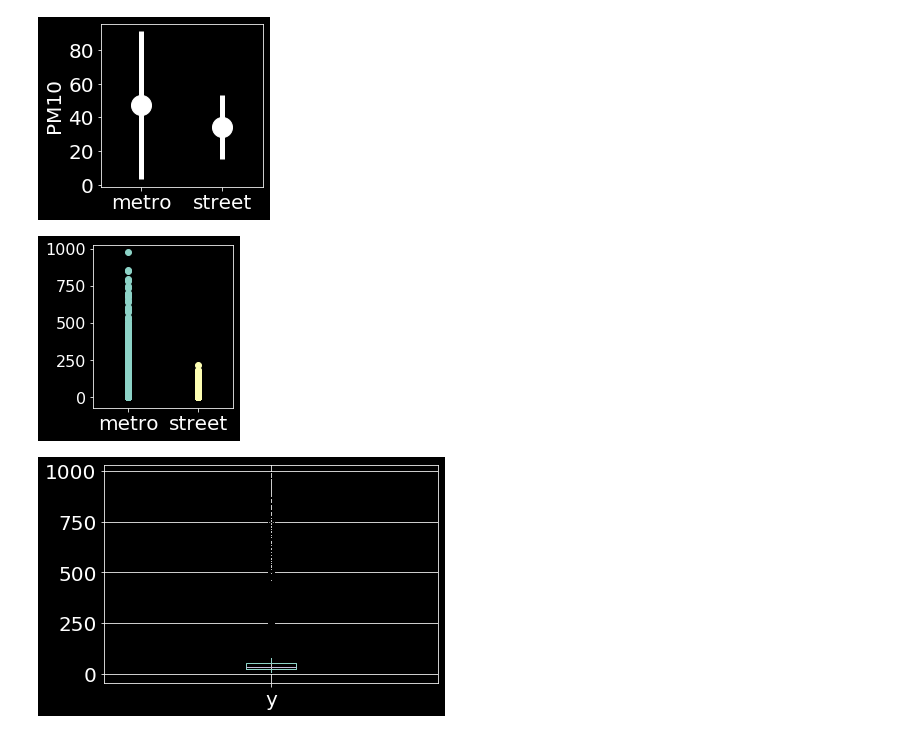
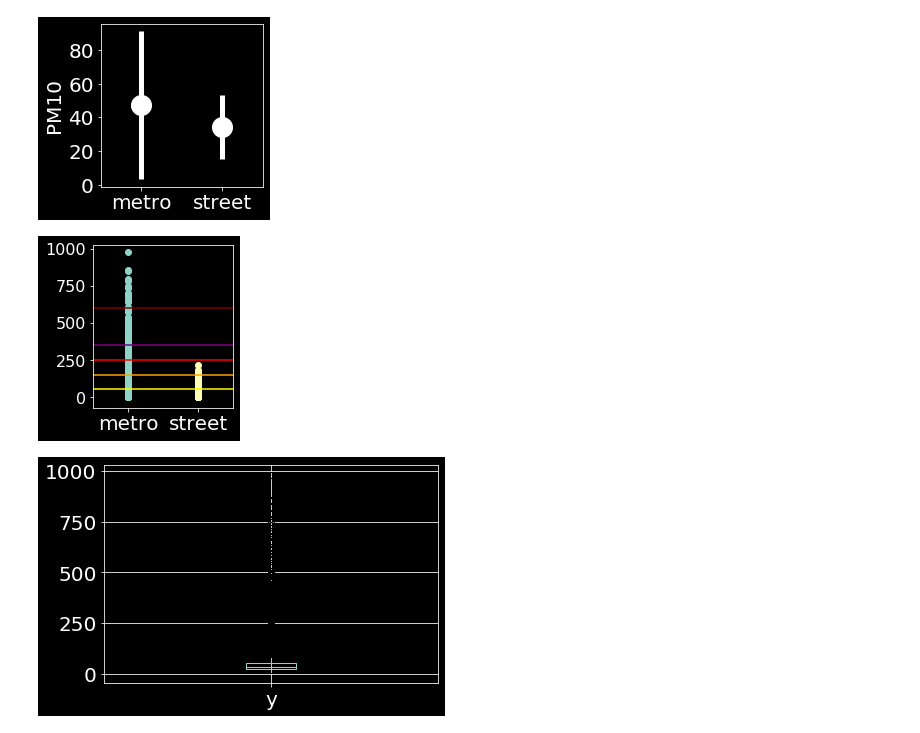
Before and after one commit to aety/insight, a Jupyter notebook: RATP/air/pickleToData_metroVsStreet.ipynb, the cells around one changed output. Drawn from its saved outputs; the diff is of its cells as text; code cells hidden in the pictures.

Commit message:
added thresholds to summary scatter plo

```diff
--- a/RATP/air/pickleToData_metroVsStreet.ipynb
+++ b/RATP/air/pickleToData_metroVsStreet.ipynb
@@ -103,19 +103,25 @@ plt.savefig('pickleToData_plotComparison_summary.png',transparent=True)
 # %%
 # plot mean +- std
 import numpy as np
 plt.style.use('dark_background')
 
 x = [np.ones(len(df1)),2*np.ones(len(df2))]
 y = [df1.y,df2.y]
 plt.figure(figsize=(3,3))
 plt.scatter(x[0],y[0])
 plt.scatter(x[1],y[1])
 plt.xlim(0.5,2.5)
 plt.xticks(ticks=[1,2], labels=['metro','street'],fontsize=20)
 plt.gcf().subplots_adjust(left=0.25)
 plt.savefig('pickleToData_plotComparison_summaryScatter.png',transparent=True)
+plt.plot([0.5,2.5],54*np.ones(2),color='yellow')
+plt.plot([0.5,2.5],154*np.ones(2),color='orange')
+plt.plot([0.5,2.5],254*np.ones(2),color='red')
+plt.plot([0.5,2.5],354*np.ones(2),color='purple')
+plt.plot([0.5,2.5],604*np.ones(2),color='maroon')
+plt.savefig('pickleToData_plotComparison_summaryScatter_Warn.png',transparent=True)
 # %% [output]
-[figure, old version]
+[figure, new version]
 # %%
 plt.figure(1)
 boxplot = df1.boxplot(column=['y'],fontsize=20)
```
Also changed, not shown: 1 other file.
